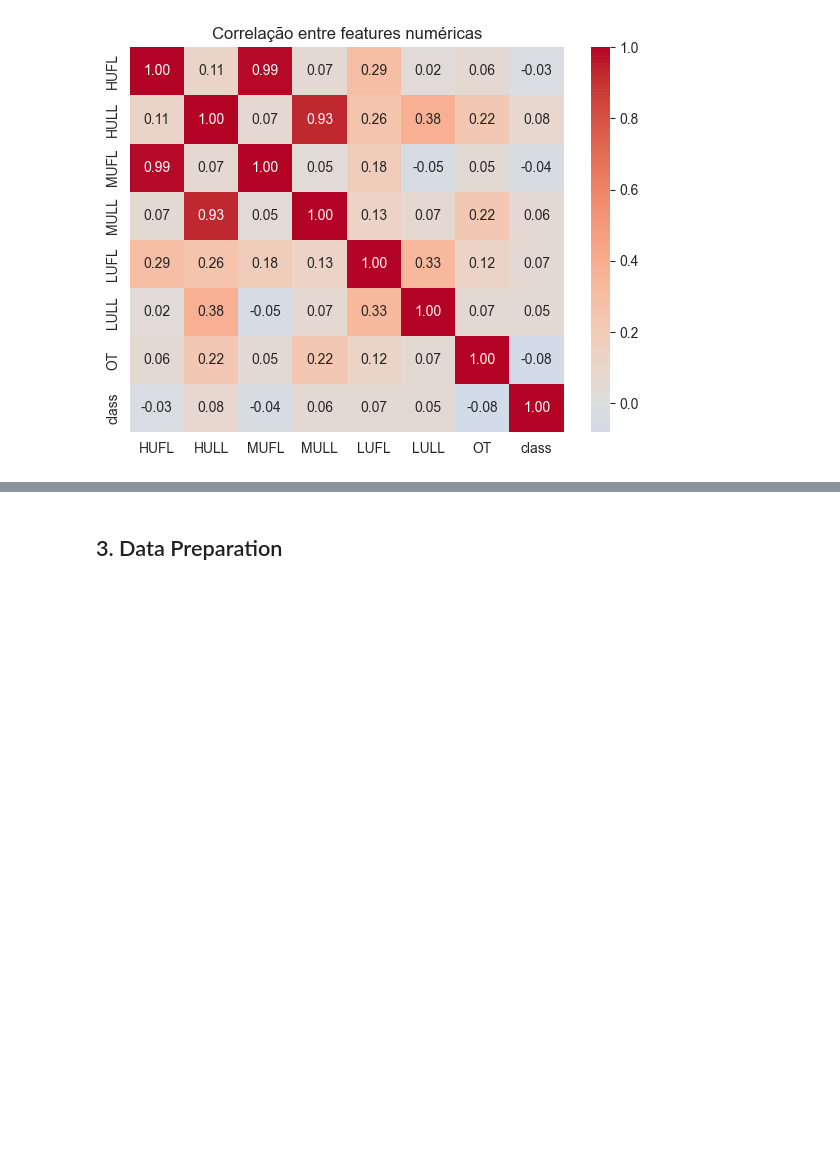
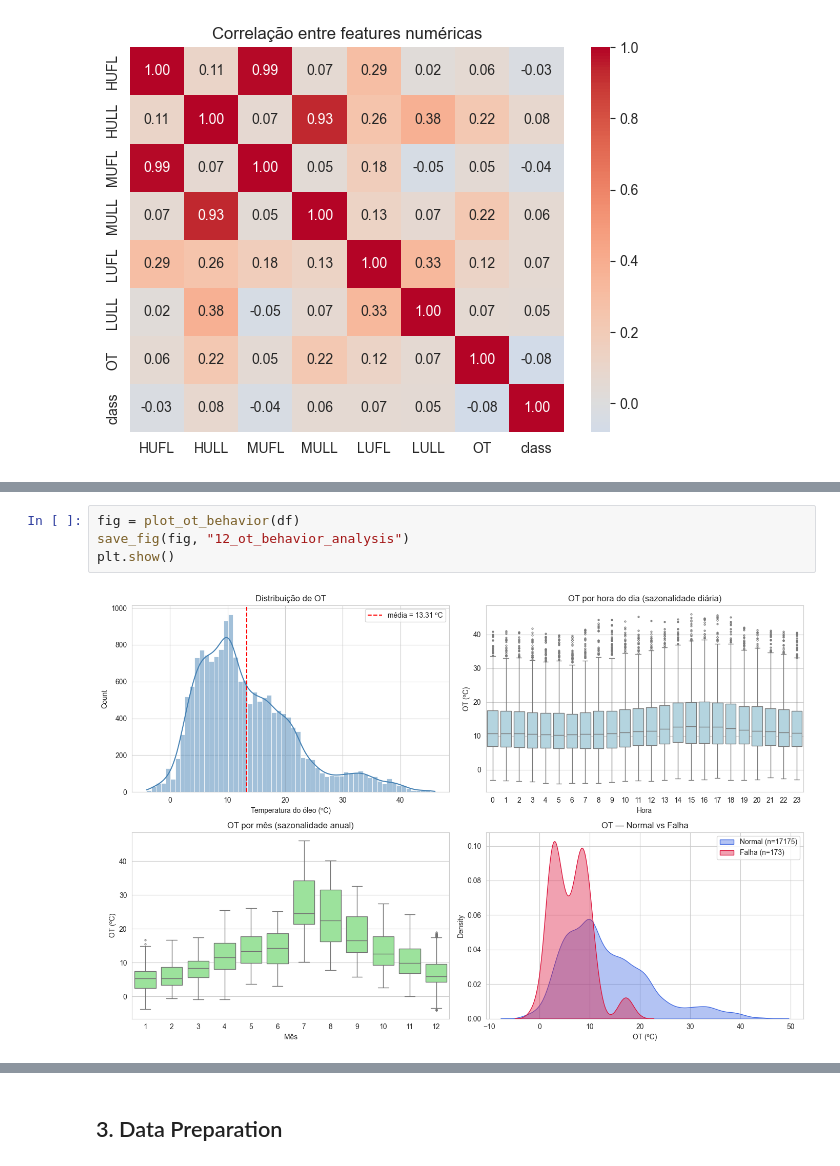
Before and after one commit to RodrigoTDonde/desafio_transformadores_autoencoder, a Jupyter notebook: notebooks/desafio_transformadores.ipynb, the cells around one changed output, grey strips where cells are left out. Saved outputs shown, nothing was run; the diff lists cells and outputs as text; blank space fills up the shorter version.

```diff
--- a/notebooks/desafio_transformadores.ipynb
+++ b/notebooks/desafio_transformadores.ipynb
@@ -263,0 +303,6 @@ AE.
+# %%
+fig = plot_ot_behavior(df)
+save_fig(fig, "12_ot_behavior_analysis")
+plt.show()
+# %% [output]
+[figure, added]
```
Also changed, not shown: parts of 22 cells of this notebook, 7 other files.
